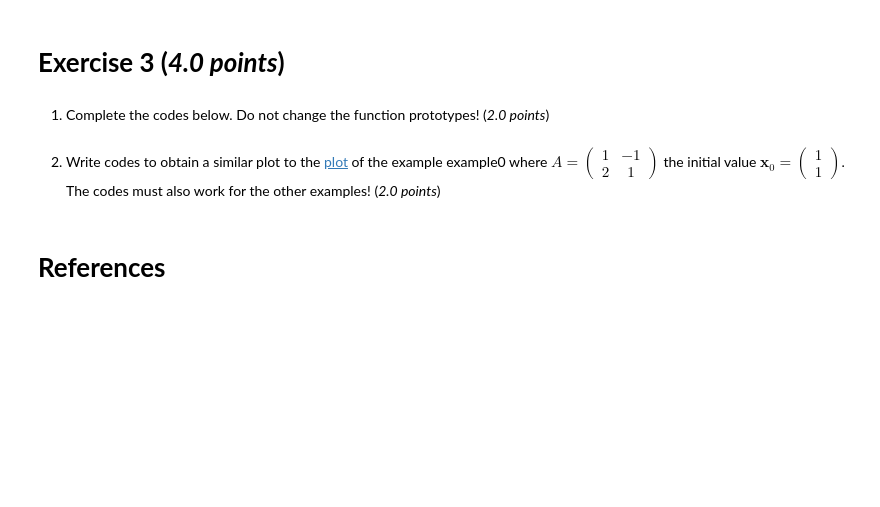
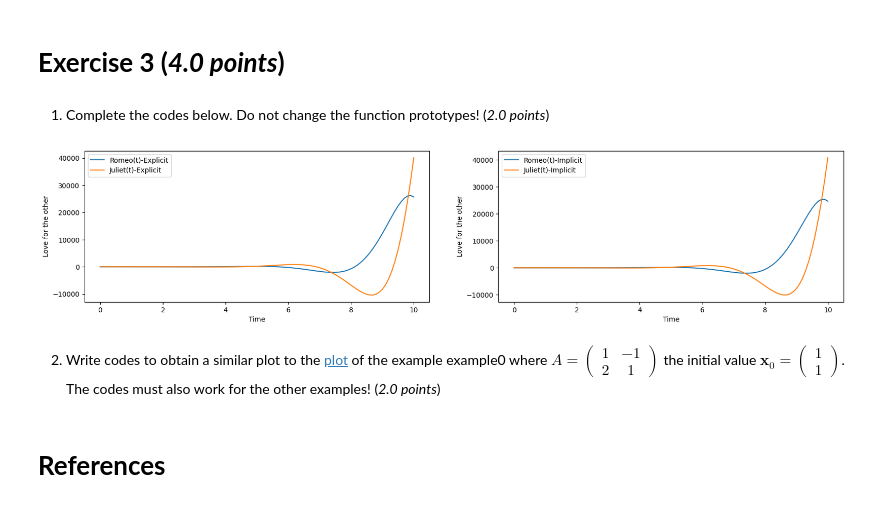
Before and after one commit to hwanzar/dynamic-of-love, a Jupyter notebook: Assignment_CO2011_CSE222_Group_6.ipynb, the cells around one changed output. Saved outputs shown, nothing was run; the diff lists cells and outputs as text; code cells hidden in the pictures; blank space fills up the shorter version.

```diff
--- a/Assignment_CO2011_CSE222_Group_6.ipynb
+++ b/Assignment_CO2011_CSE222_Group_6.ipynb
@@ -375,7 +375,7 @@ def solve_system(A: Matrix, b: Vector) -> Vector:
 #Implicit Euler Algorithm
 def implicit_euler(f: Function, t: float, x: Vector, h: float) -> Vector:
   """
-  The approximate of the exact solution to the ODE dx/dt = f(t, x) at
+  The approximate of the exact solution to the ODE dx/dt = f(t, x) ar
   time t + h, x is the value of the solution at time t, h is the time step
 
   t: real number
@@ -399,33 +399,35 @@ t_vals = [t0]
 x_vals = [x0]
 x2_vals = [x0]
 for i in range(100):
     x1 = explicit_euler(example0, t0, x0, h)
     x2 = implicit_euler(example0,t0,x0,h)
     x0 = x1
     t0 = t0 + h
     t_vals.append(t0)
     x_vals.append(x1)
     x2_vals.append(x2)
 x_vals = np.array(x_vals)
 x2_vals=np.array(x2_vals)
 # Plot the solution
 # Plot the first set of data on the first subplot
 fig, (ax1, ax2) = plt.subplots(1, 2, figsize=(20, 4))
 ax1.plot(t_vals, x_vals[:, 0], label='Romeo(t)-Explicit')
 ax1.plot(t_vals, x_vals[:, 1], label='Juliet(t)-Explicit')
 ax1.set_xlabel('Time')
 ax1.set_ylabel('Love for the other')
 ax1.legend()
 
 # Plot the second set of data on the second subplot
 ax2.plot(t_vals, x2_vals[:, 0], label='Romeo(t)-Implicit')
 ax2.plot(t_vals, x2_vals[:, 1], label='Juliet(t)-Implicit')
 ax2.set_xlabel('Time')
 ax2.set_ylabel('Love for the other')
 ax2.legend()
 
 # Display the figure
 plt.show()
+# %% [output]
+[figure, added]
 # %% [markdown]
 2) Write codes to obtain a similar plot to the [plot](https://tinyurl.com/4fpt9xvk) of the example example0 where $A=\begin{pmatrix}1 & -1 \\ 2 & 1 \end{pmatrix}$ the initial value $\textbf{x}_0=\begin{pmatrix}1 \\ 1\end{pmatrix}$. The codes must also work for the other examples! (*2.0 points*)
 # %%
```
